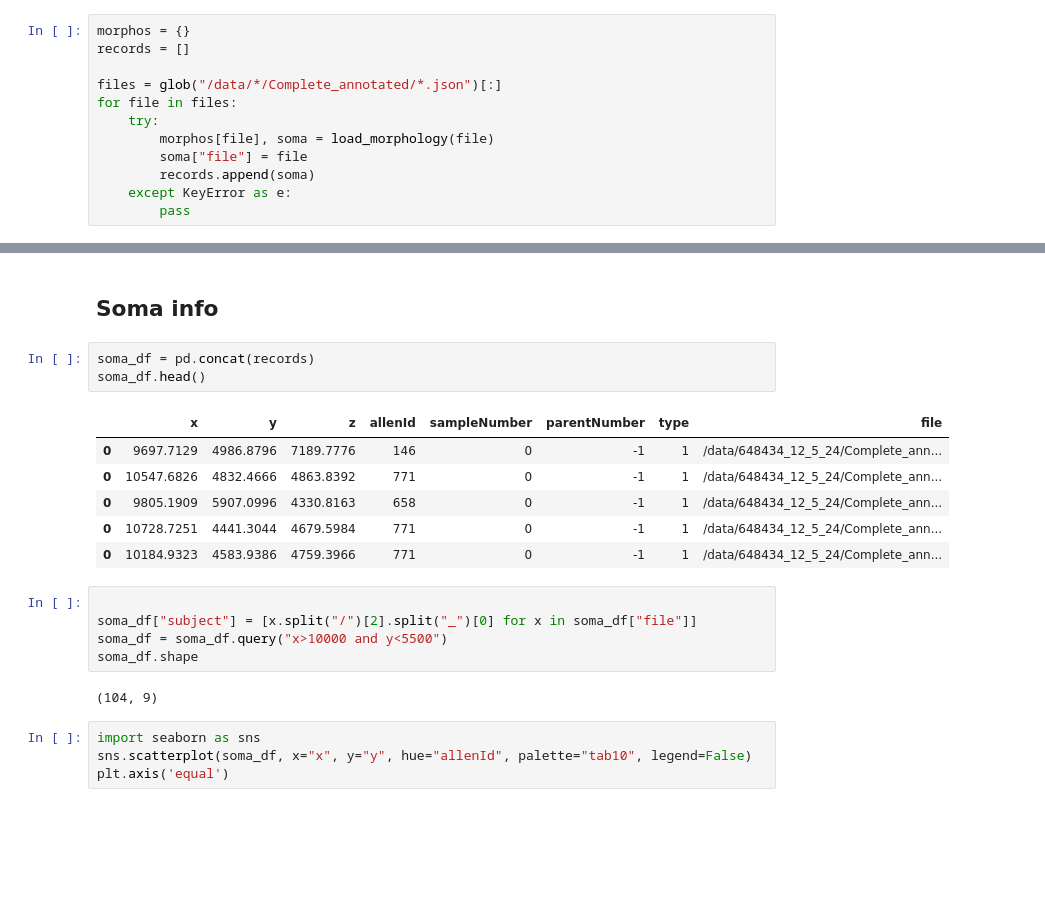
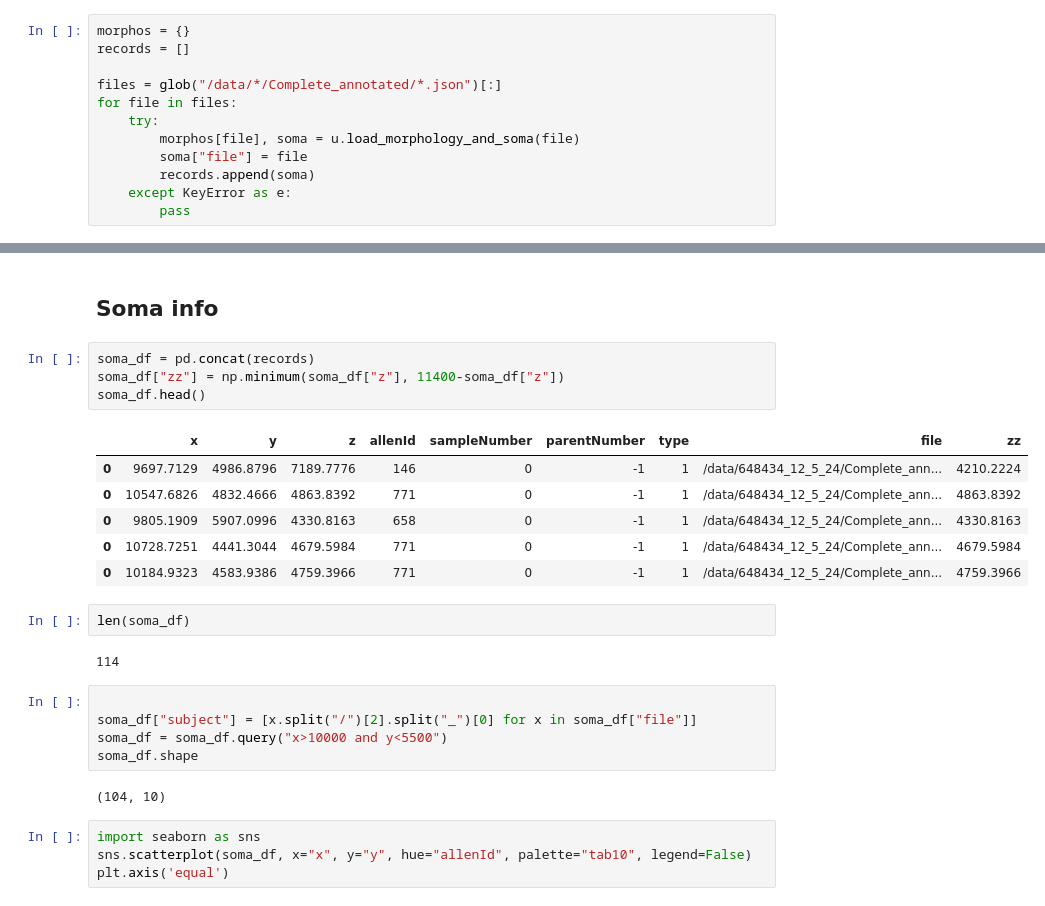
Before and after one commit to AllenNeuralDynamics/LC-somatodendritic-morphology, a Jupyter notebook: code/run_all.ipynb, the cells around one changed output, grey strips where cells are left out. Cells and saved outputs as stored; diff of their text form; blank space fills up the shorter version.

```diff
--- a/code/run_all.ipynb
+++ b/code/run_all.ipynb
@@ -54,7 +24,7 @@ records = []
 files = glob("/data/*/Complete_annotated/*.json")[:]
 for file in files:
     try:
-        morphos[file], soma = load_morphology(file)
+        morphos[file], soma = u.load_morphology_and_soma(file)
         soma["file"] = file
         records.append(soma)
     except KeyError as e:
@@ -73,21 +41,26 @@ mv.plot_morphology_zy(morphos[files[0]], ax=ax[1])
 ## Soma info
 # %%
 soma_df = pd.concat(records)
+soma_df["zz"] = np.minimum(soma_df["z"], 11400-soma_df["z"])
 soma_df.head()
 # %% [output]
-|  | x | y | z | allenId | sampleNumber | parentNumber | type | file |
-| 0 | 9697.7129 | 4986.8796 | 7189.7776 | 146 | 0 | -1 | 1 | /data/648434_12_5_24/Complete_ann... |
-| 0 | 10547.6826 | 4832.4666 | 4863.8392 | 771 | 0 | -1 | 1 | /data/648434_12_5_24/Complete_ann... |
-| 0 | 9805.1909 | 5907.0996 | 4330.8163 | 658 | 0 | -1 | 1 | /data/648434_12_5_24/Complete_ann... |
-| 0 | 10728.7251 | 4441.3044 | 4679.5984 | 771 | 0 | -1 | 1 | /data/648434_12_5_24/Complete_ann... |
-| 0 | 10184.9323 | 4583.9386 | 4759.3966 | 771 | 0 | -1 | 1 | /data/648434_12_5_24/Complete_ann... |
+|  | x | y | z | allenId | sampleNumber | parentNumber | type | file | zz |
+| 0 | 9697.7129 | 4986.8796 | 7189.7776 | 146 | 0 | -1 | 1 | /data/648434_12_5_24/Complete_ann... | 4210.2224 |
+| 0 | 10547.6826 | 4832.4666 | 4863.8392 | 771 | 0 | -1 | 1 | /data/648434_12_5_24/Complete_ann... | 4863.8392 |
+| 0 | 9805.1909 | 5907.0996 | 4330.8163 | 658 | 0 | -1 | 1 | /data/648434_12_5_24/Complete_ann... | 4330.8163 |
+| 0 | 10728.7251 | 4441.3044 | 4679.5984 | 771 | 0 | -1 | 1 | /data/648434_12_5_24/Complete_ann... | 4679.5984 |
+| 0 | 10184.9323 | 4583.9386 | 4759.3966 | 771 | 0 | -1 | 1 | /data/648434_12_5_24/Complete_ann... | 4759.3966 |
+# %%
+len(soma_df)
+# %% [output]
+114
 # %%
 
 soma_df["subject"] = [x.split("/")[2].split("_")[0] for x in soma_df["file"]]
 soma_df = soma_df.query("x>10000 and y<5500")
 soma_df.shape
 # %% [output]
-(104, 9)
+(104, 10)
 # %%
 import seaborn as sns
 sns.scatterplot(soma_df, x="x", y="y", hue="allenId", palette="tab10", legend=False)
```
Also changed, not shown: parts of 95 cells of this notebook, 6 other files.
